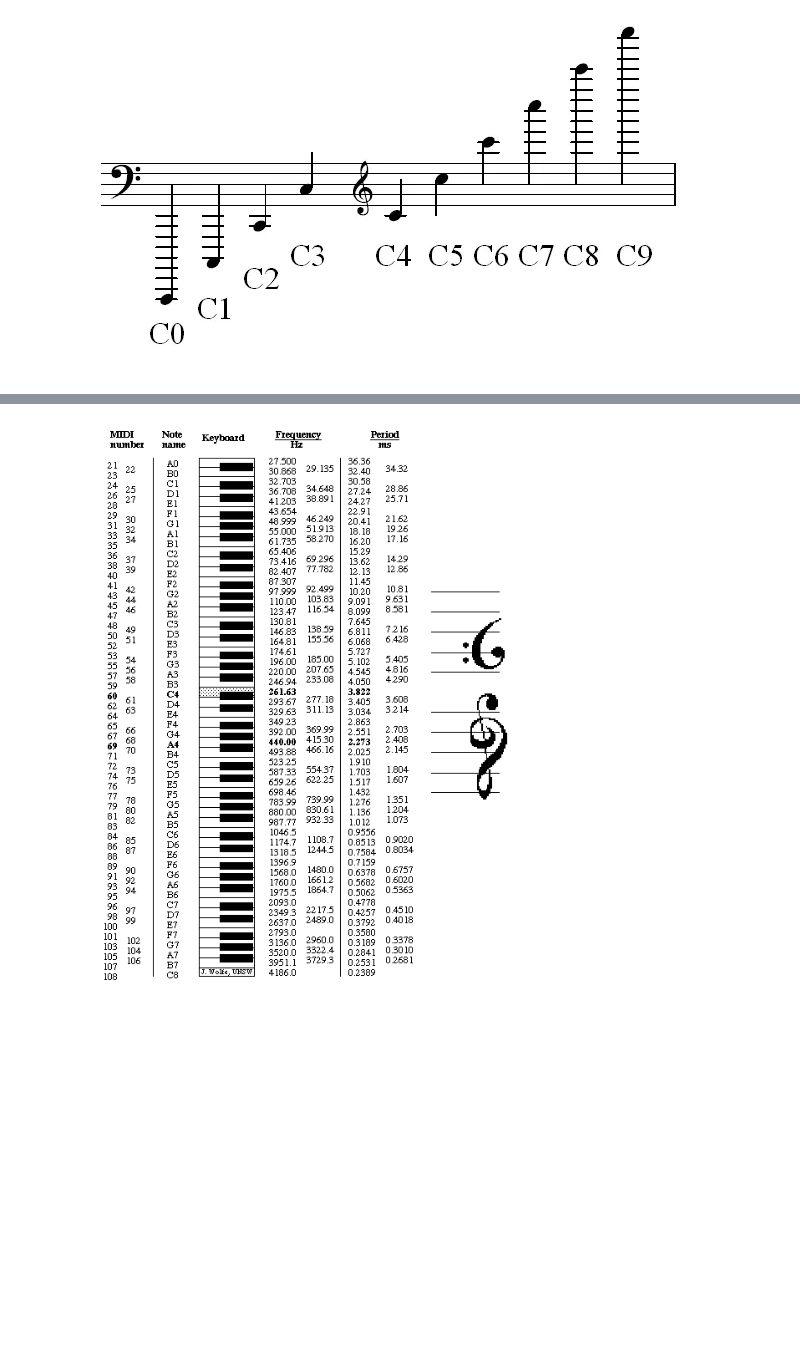
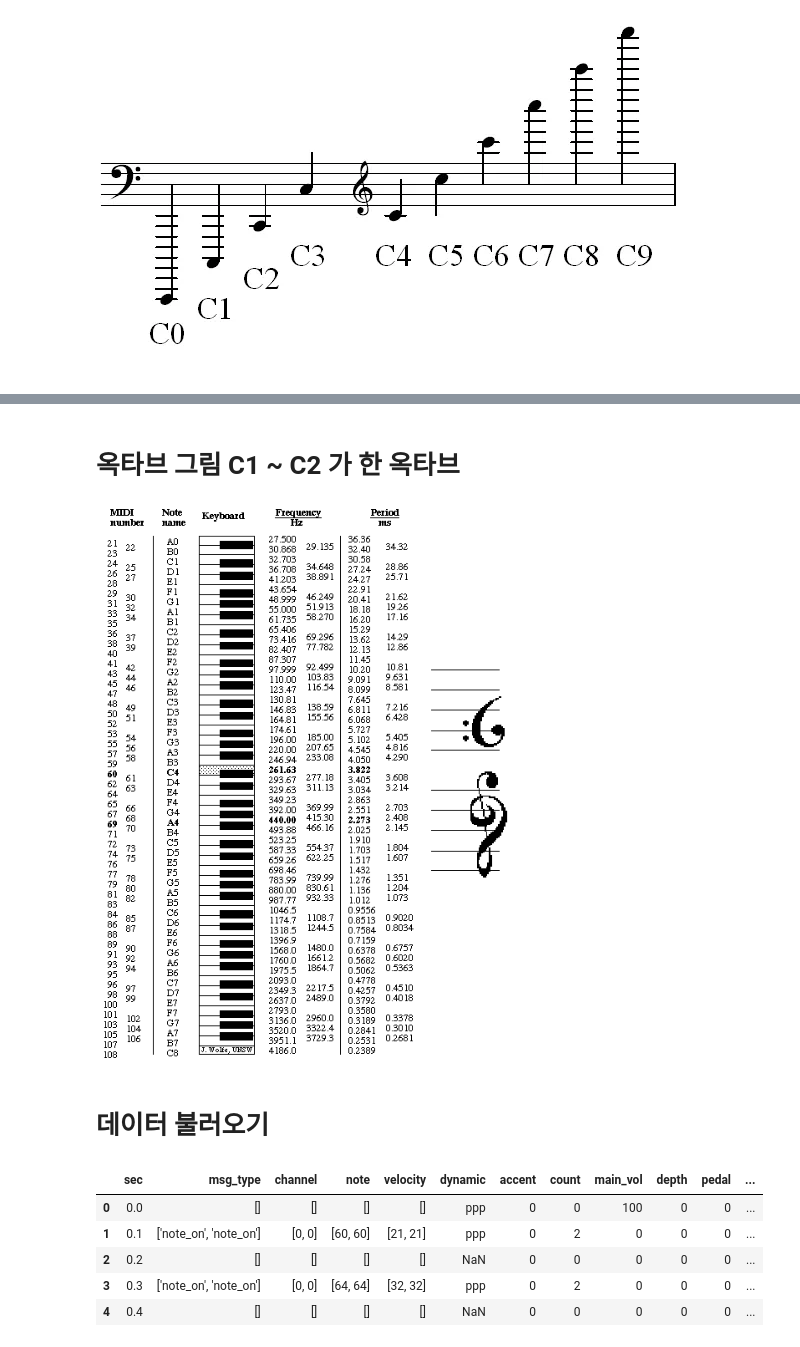
Before and after one commit to dalabdgw/Research_and_Experimental_Results, a Jupyter notebook: Piano Performance Evaluation/MinseoPark/compare_algorithm/Minseo's algorithm(octave).ipynb, the cells around one changed output, grey strips where cells are left out. Saved outputs shown, nothing was run; the diff lists cells and outputs as text; code cells hidden in the pictures; blank space fills up the shorter version.

```diff
--- a/Piano Performance Evaluation/MinseoPark/compare_algorithm/Minseo's algorithm(octave).ipynb
+++ b/Piano Performance Evaluation/MinseoPark/compare_algorithm/Minseo's algorithm(octave).ipynb
@@ -105,2 +10,5 @@ def calculate_octave_similarity(df_input, df_target):
 # %% [markdown]
+# 옥타브 그림 C1 ~ C2 가 한 옥타브
 ![image-2.png](attachment:image-2.png)
+# %% [markdown]
+# 데이터 불러오기
@@ -106,0 +20,9 @@ def calculate_octave_similarity(df_input, df_target):
+# %%
+input_file.head()
+# %% [output]
+|  | sec | msg_type | channel | note | velocity | dynamic | accent | count | main_vol | depth | pedal | ... |
+| 0 | 0.0 | [] | [] | [] | [] | ppp | 0 | 0 | 100 | 0 | 0 | ... |
+| 1 | 0.1 | ['note_on', 'note_on'] | [0, 0] | [60, 60] | [21, 21] | ppp | 0 | 2 | 0 | 0 | 0 | ... |
+| 2 | 0.2 | [] | [] | [] | [] | NaN | 0 | 0 | 0 | 0 | 0 | ... |
+| 3 | 0.3 | ['note_on', 'note_on'] | [0, 0] | [64, 64] | [32, 32] | ppp | 0 | 2 | 0 | 0 | 0 | ... |
+| 4 | 0.4 | [] | [] | [] | [] | NaN | 0 | 0 | 0 | 0 | 0 | ... |
```
Also changed, not shown: parts of 23 cells of this notebook, 5 other files.
